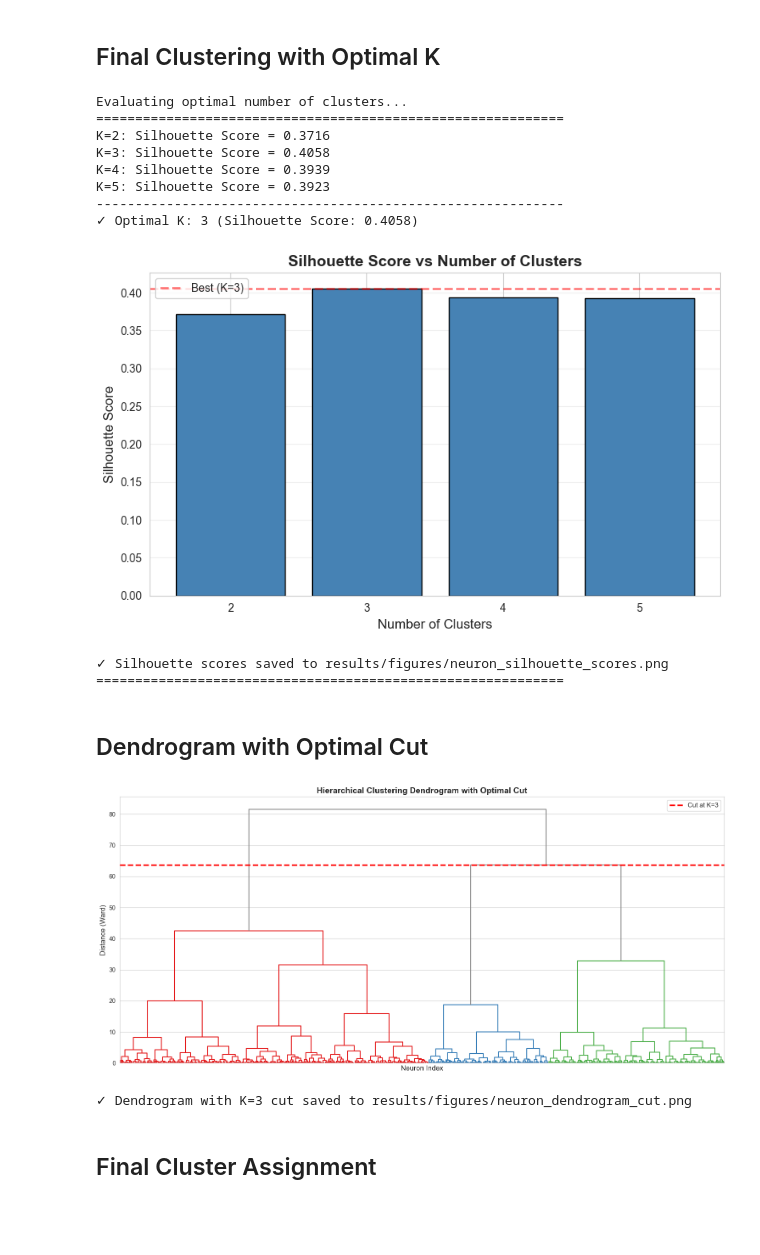
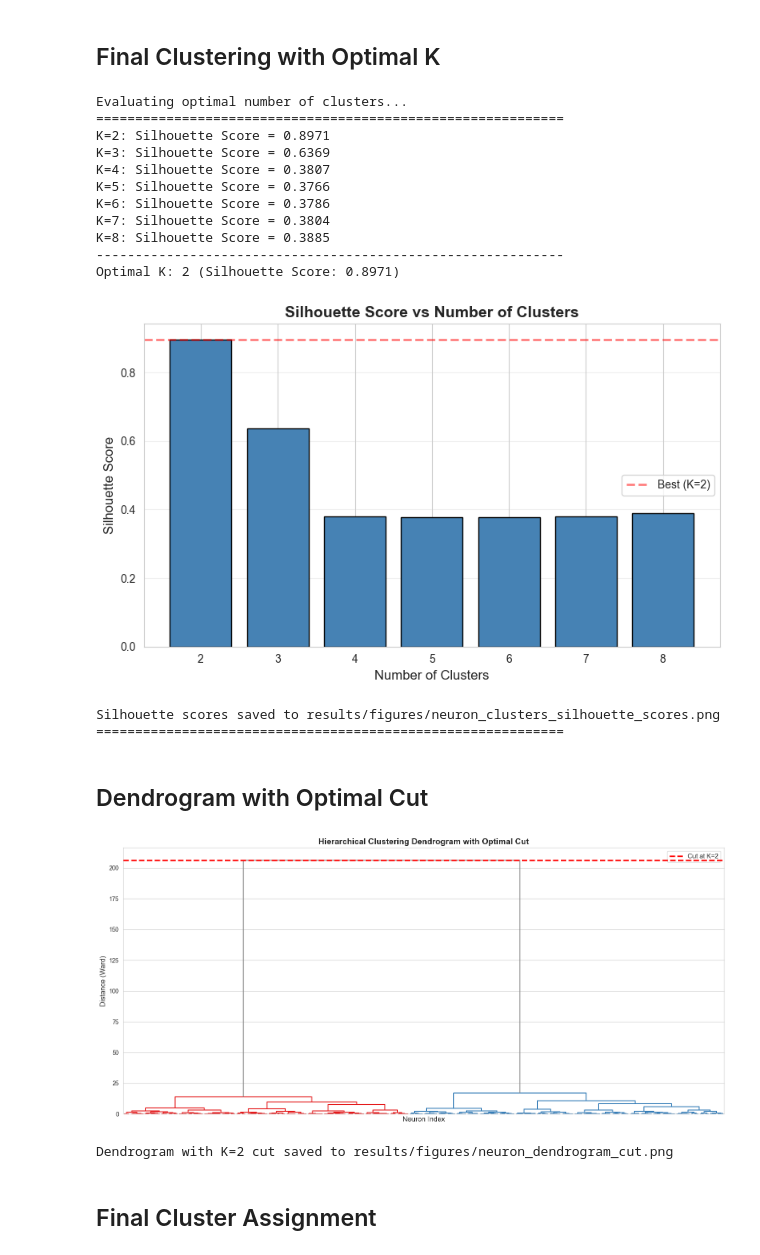
Before and after one commit to Gradient-PG/Human-vs-AI-text-Text-Classification-Analysis-, a Jupyter notebook: notebooks/neuron_clustering.ipynb, the cells around one changed output. Saved outputs shown, nothing was run; the diff lists cells and outputs as text; code cells hidden in the pictures; blank space fills up the shorter version.

```diff
--- a/notebooks/neuron_clustering.ipynb
+++ b/notebooks/neuron_clustering.ipynb
@@ -207,7 +207,7 @@ Performing hierarchical clustering with Ward linkage...
 print("Evaluating optimal number of clusters...")
 print("=" * 60)
 
-k_range = range(2, 6)
+k_range = range(2, 9)
 silhouette_scores = {}
 
 for k in k_range:
@@ -219,42 +219,45 @@ for k in k_range:
     silhouette_scores[k] = score
 
     print(f"K={k}: Silhouette Score = {score:.4f}")
 
 # Find optimal K
 optimal_k = max(silhouette_scores, key=silhouette_scores.get)
 best_silhouette = silhouette_scores[optimal_k]
 
 print("-" * 60)
 print(f"Optimal K: {optimal_k} (Silhouette Score: {best_silhouette:.4f})")
 
 # Visualize silhouette scores
 plt.figure(figsize=(8, 5))
 plt.bar(k_range, [silhouette_scores[k] for k in k_range], color='steelblue', edgecolor='black')
 plt.axhline(best_silhouette, color='red', linestyle='--', linewidth=2, alpha=0.5,
             label=f'Best (K={optimal_k})')
 plt.xlabel('Number of Clusters', fontsize=12)
 plt.ylabel('Silhouette Score', fontsize=12)
 plt.title('Silhouette Score vs Number of Clusters', fontsize=14, fontweight='bold')
 plt.xticks(k_range)
 plt.legend()
 plt.grid(True, alpha=0.3, axis='y')
 plt.tight_layout()
-plt.savefig('../results/figures/neuron_silhouette_scores.png', dpi=300, bbox_inches='tight')
+plt.savefig('../results/figures/neuron_clusters_silhouette_scores.png', dpi=300, bbox_inches='tight')
 plt.show()
 
-print("\nSilhouette scores saved to results/figures/neuron_silhouette_scores.png")
+print("\nSilhouette scores saved to results/figures/neuron_clusters_silhouette_scores.png")
 print("=" * 60)
 # %% [output]
 Evaluating optimal number of clusters...
 ============================================================
-K=2: Silhouette Score = 0.3716
-K=3: Silhouette Score = 0.4058
-K=4: Silhouette Score = 0.3939
-K=5: Silhouette Score = 0.3923
+K=2: Silhouette Score = 0.8971
+K=3: Silhouette Score = 0.6369
+K=4: Silhouette Score = 0.3807
+K=5: Silhouette Score = 0.3766
+K=6: Silhouette Score = 0.3786
+K=7: Silhouette Score = 0.3804
+K=8: Silhouette Score = 0.3885
 ------------------------------------------------------------
-✓ Optimal K: 3 (Silhouette Score: 0.4058)
+Optimal K: 2 (Silhouette Score: 0.8971)
-[figure, old version]
+[figure, new version]
-✓ Silhouette scores saved to results/figures/neuron_silhouette_scores.png
+Silhouette scores saved to results/figures/neuron_clusters_silhouette_scores.png
 ============================================================
 # %% [markdown]
 ## Dendrogram with Optimal Cut
@@ -294,8 +297,8 @@ plt.show()
 
 print(f"Dendrogram with K={optimal_k} cut saved to results/figures/neuron_dendrogram_cut.png")
 # %% [output]
-[figure, old version]
+[figure, new version]
-✓ Dendrogram with K=3 cut saved to results/figures/neuron_dendrogram_cut.png
+Dendrogram with K=2 cut saved to results/figures/neuron_dendrogram_cut.png
 # %% [markdown]
 ## Final Cluster Assignment
 # %%
```
Also changed, not shown: parts of 12 cells of this notebook, 30 other files.
